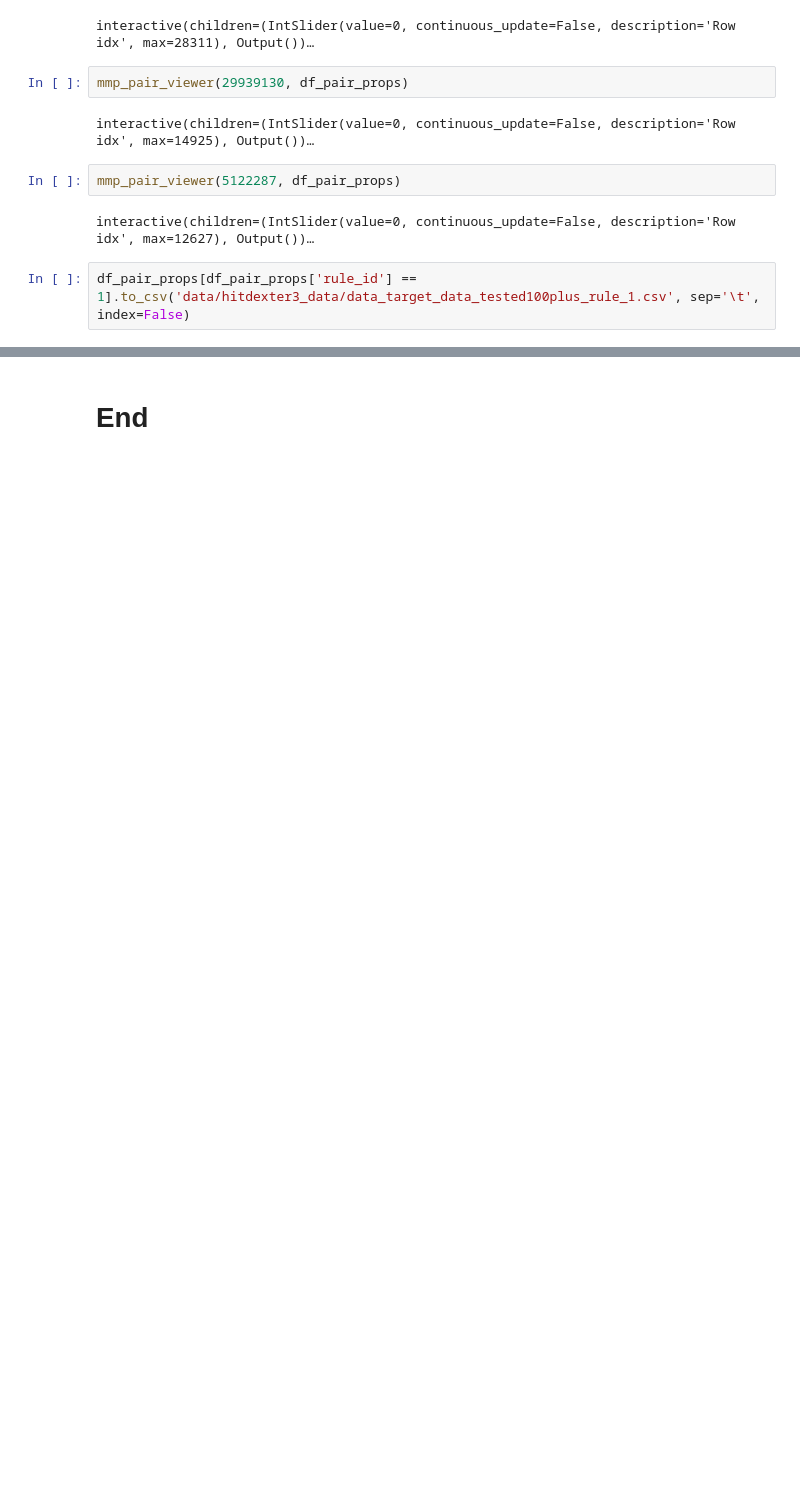
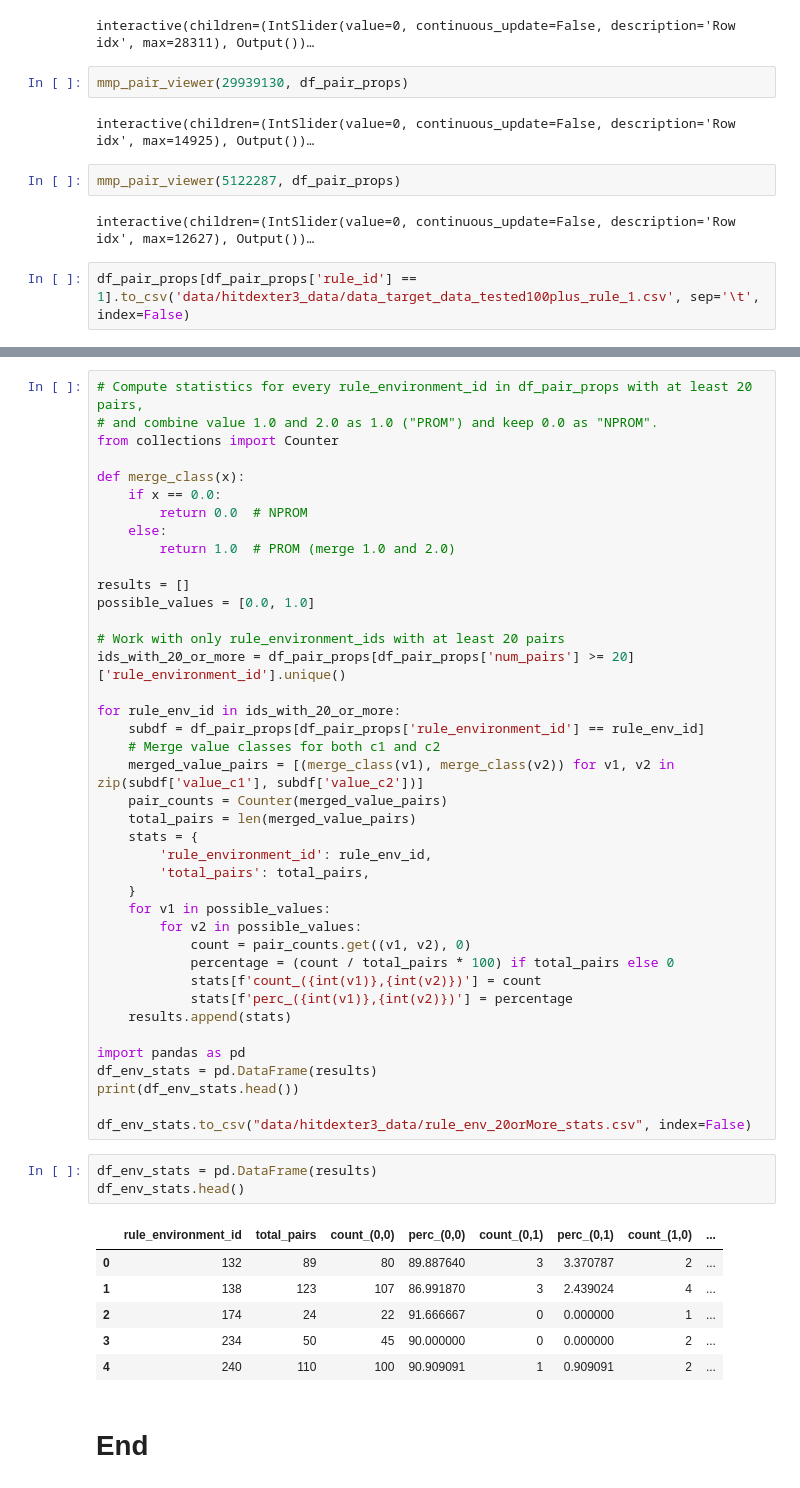
Before and after one commit to anya-chen/MMP_explore, a Jupyter notebook: hitdexter3_data_explore.ipynb, the cells around one changed output, grey strips where cells are left out. Saved outputs shown, nothing was run; the diff lists cells and outputs as text; blank space fills up the shorter version.

Commit message:
statistics df

```diff
--- a/hitdexter3_data_explore.ipynb
+++ b/hitdexter3_data_explore.ipynb
@@ -937,2 +1083,52 @@ df_pair_props[df_pair_props['rule_id'] == 1].to_csv('data/hitdexter3_data/data_t
+# %%
+# Compute statistics for every rule_environment_id in df_pair_props with at least 20 pairs,
+# and combine value 1.0 and 2.0 as 1.0 ("PROM") and keep 0.0 as "NPROM".
+from collections import Counter
+
+def merge_class(x):
+    if x == 0.0:
+        return 0.0  # NPROM
+    else:
+        return 1.0  # PROM (merge 1.0 and 2.0)
+
+results = []
+possible_values = [0.0, 1.0]
+
+# Work with only rule_environment_ids with at least 20 pairs
+ids_with_20_or_more = df_pair_props[df_pair_props['num_pairs'] >= 20]['rule_environment_id'].unique()
+
+for rule_env_id in ids_with_20_or_more:
+    subdf = df_pair_props[df_pair_props['rule_environment_id'] == rule_env_id]
+    # Merge value classes for both c1 and c2
+    merged_value_pairs = [(merge_class(v1), merge_class(v2)) for v1, v2 in zip(subdf['value_c1'], subdf['value_c2'])]
+    pair_counts = Counter(merged_value_pairs)
+    total_pairs = len(merged_value_pairs)
+    stats = {
+        'rule_environment_id': rule_env_id,
+        'total_pairs': total_pairs,
+    }
+    for v1 in possible_values:
+        for v2 in possible_values:
+            count = pair_counts.get((v1, v2), 0)
+            percentage = (count / total_pairs * 100) if total_pairs else 0
+            stats[f'count_({int(v1)},{int(v2)})'] = count
+            stats[f'perc_({int(v1)},{int(v2)})'] = percentage
+    results.append(stats)
+
+import pandas as pd
+df_env_stats = pd.DataFrame(results)
+print(df_env_stats.head())
+
+df_env_stats.to_csv("data/hitdexter3_data/rule_env_20orMore_stats.csv", index=False)
+# %%
+df_env_stats = pd.DataFrame(results)
+df_env_stats.head()
+# %% [output]
+|  | rule_environment_id | total_pairs | count_(0,0) | perc_(0,0) | count_(0,1) | perc_(0,1) | count_(1,0) | ... |
+| 0 | 132 | 89 | 80 | 89.887640 | 3 | 3.370787 | 2 | ... |
+| 1 | 138 | 123 | 107 | 86.991870 | 3 | 2.439024 | 4 | ... |
+| 2 | 174 | 24 | 22 | 91.666667 | 0 | 0.000000 | 1 | ... |
+| 3 | 234 | 50 | 45 | 90.000000 | 0 | 0.000000 | 2 | ... |
+| 4 | 240 | 110 | 100 | 90.909091 | 1 | 0.909091 | 2 | ... |
 # %% [markdown]
 # End
```
Also changed, not shown: parts of 12 cells of this notebook.
